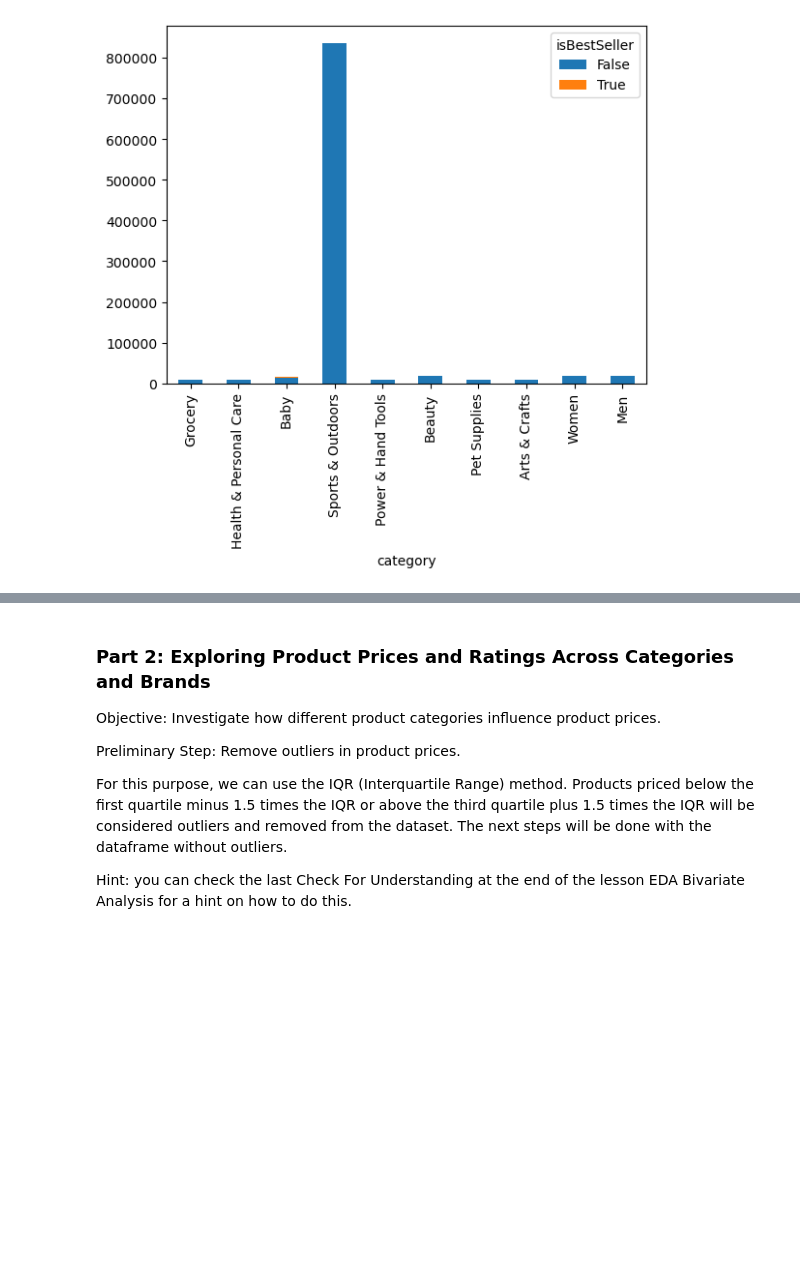
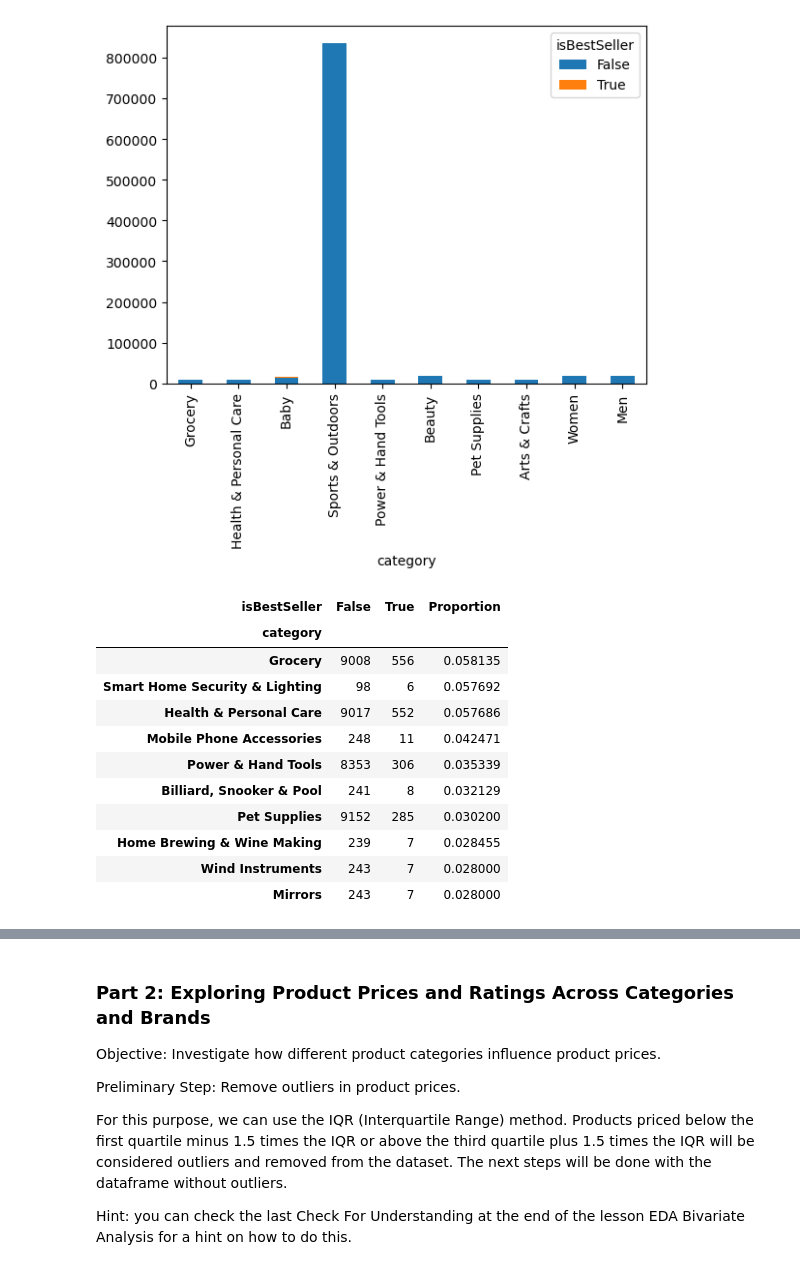
Before and after one commit to RosaEvasari/lab-eda-bivariate, a Jupyter notebook: lab_eda_bivariate.ipynb, the cells around one changed output, grey strips where cells are left out. Cells and saved outputs as stored; diff of their text form; code cells hidden in the pictures; blank space fills up the shorter version.

```diff
--- a/lab_eda_bivariate.ipynb
+++ b/lab_eda_bivariate.ipynb
@@ -138,3 +154,21 @@ top_category.plot(kind="bar", stacked=True)
 # %% [output]
 <Axes: xlabel='category'>
 [figure]
+# %%
+# based on proportion
+
+top_category_proportion = crosstab_result_sorted.head(10)
+top_category_proportion
+# %% [output]
+| isBestSeller | False | True | Proportion |
+| category |  |  |  |
+| Grocery | 9008 | 556 | 0.058135 |
+| Smart Home Security & Lighting | 98 | 6 | 0.057692 |
+| Health & Personal Care | 9017 | 552 | 0.057686 |
+| Mobile Phone Accessories | 248 | 11 | 0.042471 |
+| Power & Hand Tools | 8353 | 306 | 0.035339 |
+| Billiard, Snooker & Pool | 241 | 8 | 0.032129 |
+| Pet Supplies | 9152 | 285 | 0.030200 |
+| Home Brewing & Wine Making | 239 | 7 | 0.028455 |
+| Wind Instruments | 243 | 7 | 0.028000 |
+| Mirrors | 243 | 7 | 0.028000 |
```
Also changed, not shown: parts of 4 cells of this notebook.
